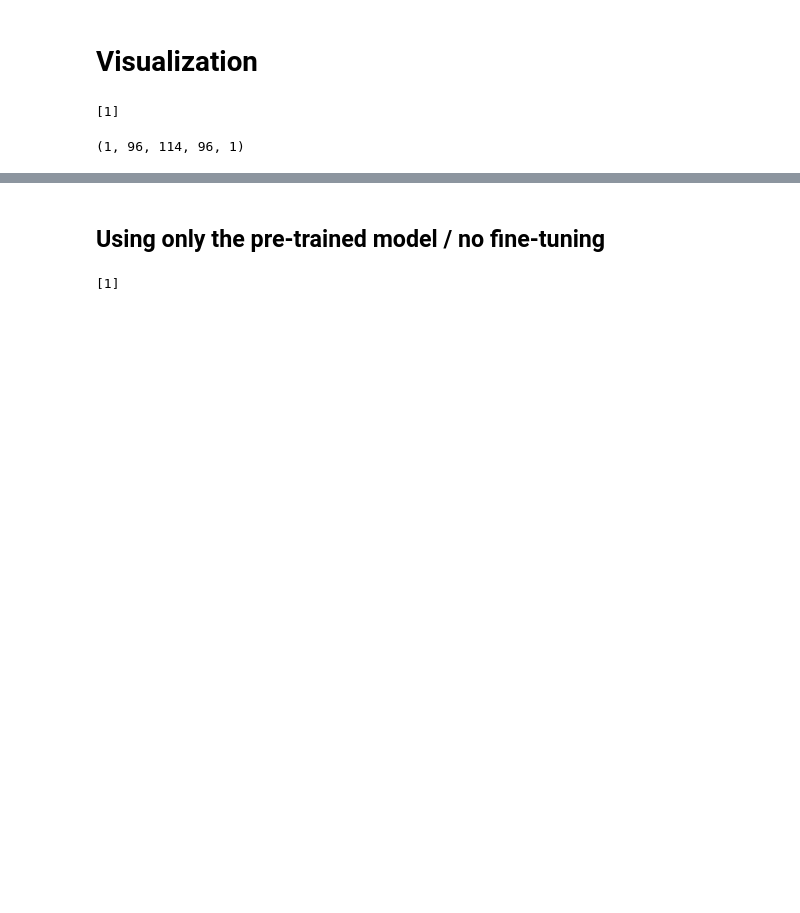
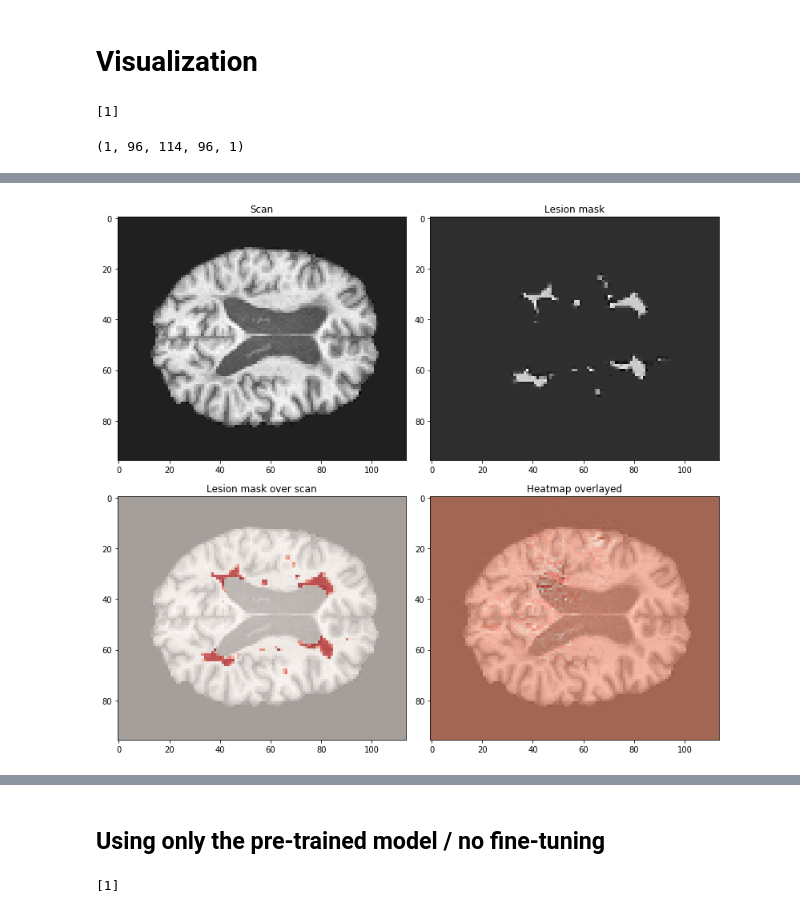
Before and after one commit to derEitel/explainableMS, a Jupyter notebook: MPRAGE/INNvestigate-MPRAGE.ipynb, the cells around one changed output, grey strips where cells are left out. Saved outputs shown, nothing was run; the diff lists cells and outputs as text; code cells hidden in the pictures; blank space fills up the shorter version.

```diff
--- a/MPRAGE/INNvestigate-MPRAGE.ipynb
+++ b/MPRAGE/INNvestigate-MPRAGE.ipynb
@@ -409,0 +269,11 @@ plt.show()
+# %%
+# Creating an analyzer
+gradient_analyzer = innvestigate.create_analyzer("deconvnet", model)
+
+# Applying the analyzer
+analysis = gradient_analyzer.analyze(image)
+
+# Visualize
+plot_overlay(image, image_idx, X_holdout, lesion_masks_holdout, analysis)
+# %% [output]
+[figure, added]
```
Also changed, not shown: parts of 42 cells of this notebook, 10 other files.
